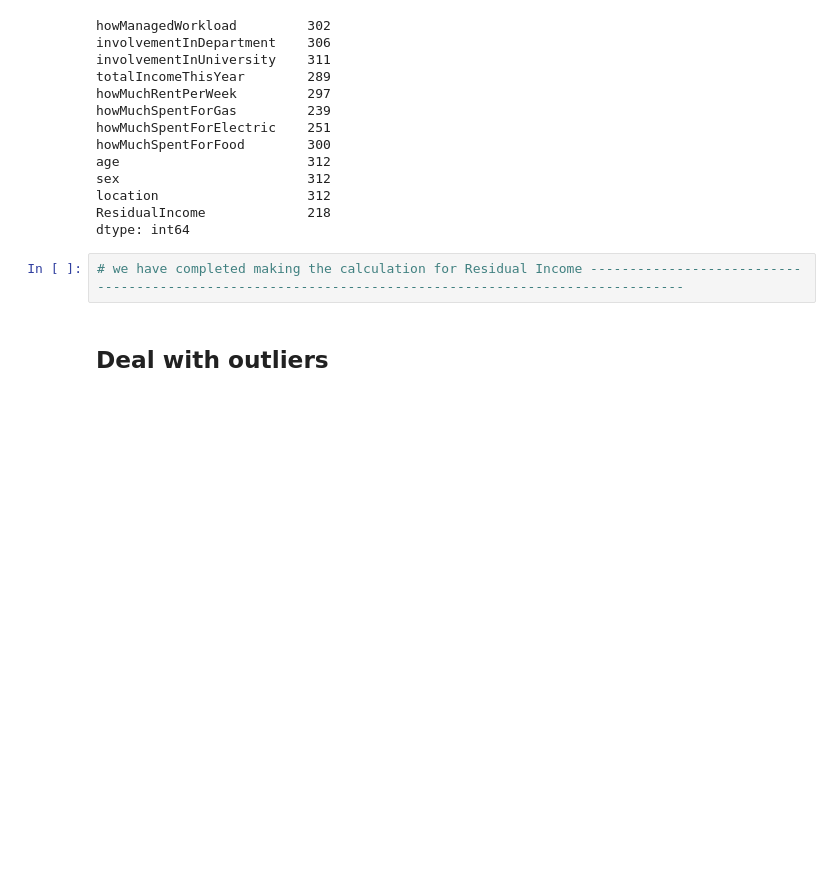
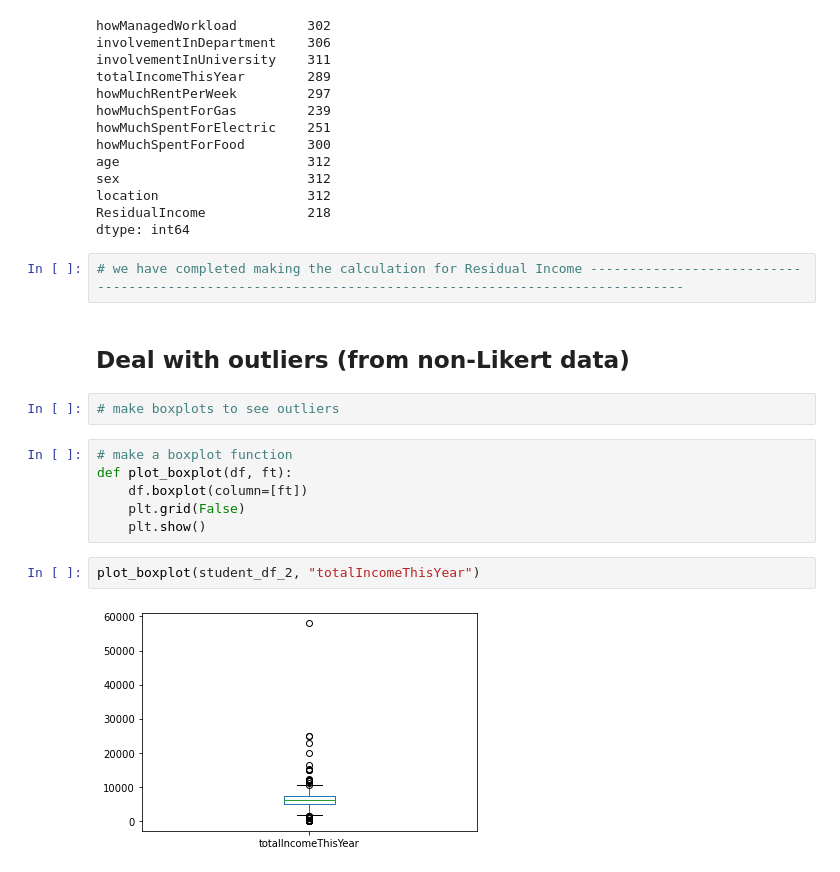
Before and after one commit to Mohamed-Shaheedullah/student-welfare-data, a Jupyter notebook: student_welfare_Python.ipynb, the cells around one changed output. Cells and saved outputs as stored; diff of their text form; blank space fills up the shorter version.

Commit message:
dealing with outliers part 1

```diff
--- a/student_welfare_Python.ipynb
+++ b/student_welfare_Python.ipynb
@@ -330,4 +330,16 @@ dtype: int64
 # %%
 # we have completed making the calculation for Residual Income ------------------------------------------------------------------------------------------------------
 # %% [markdown]
-## Deal with outliers
+## Deal with outliers (from non-Likert data)
+# %%
+# make boxplots to see outliers
+# %%
+# make a boxplot function
+def plot_boxplot(df, ft):
+    df.boxplot(column=[ft])
+    plt.grid(False)
+    plt.show()
+# %%
+plot_boxplot(student_df_2, "totalIncomeThisYear")
+# %% [output]
+[figure, added]
```
Also changed, not shown: parts of 15 cells of this notebook.
